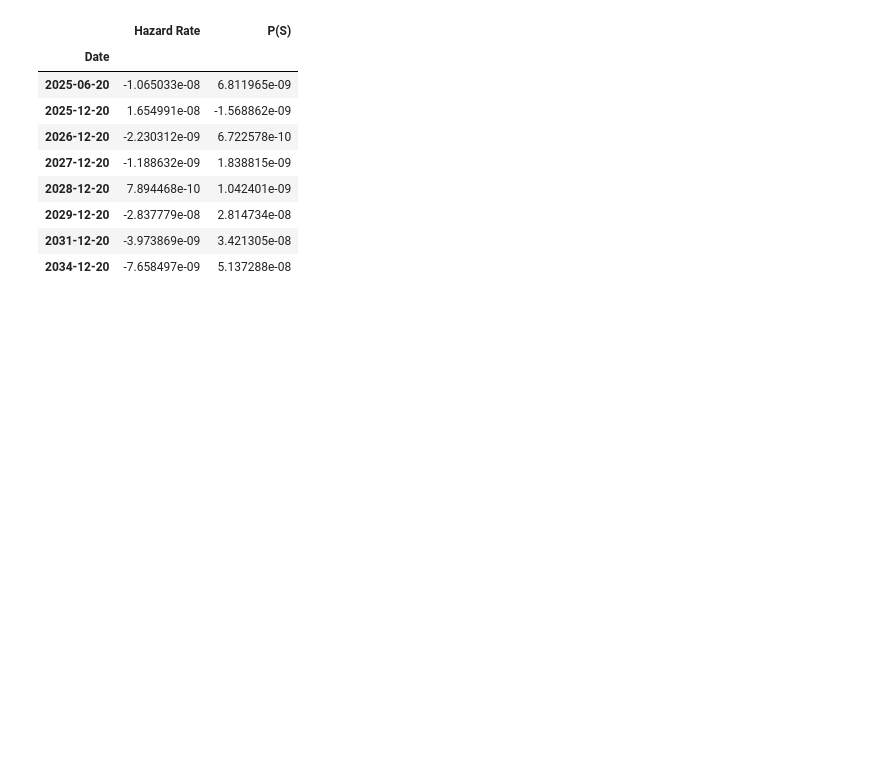
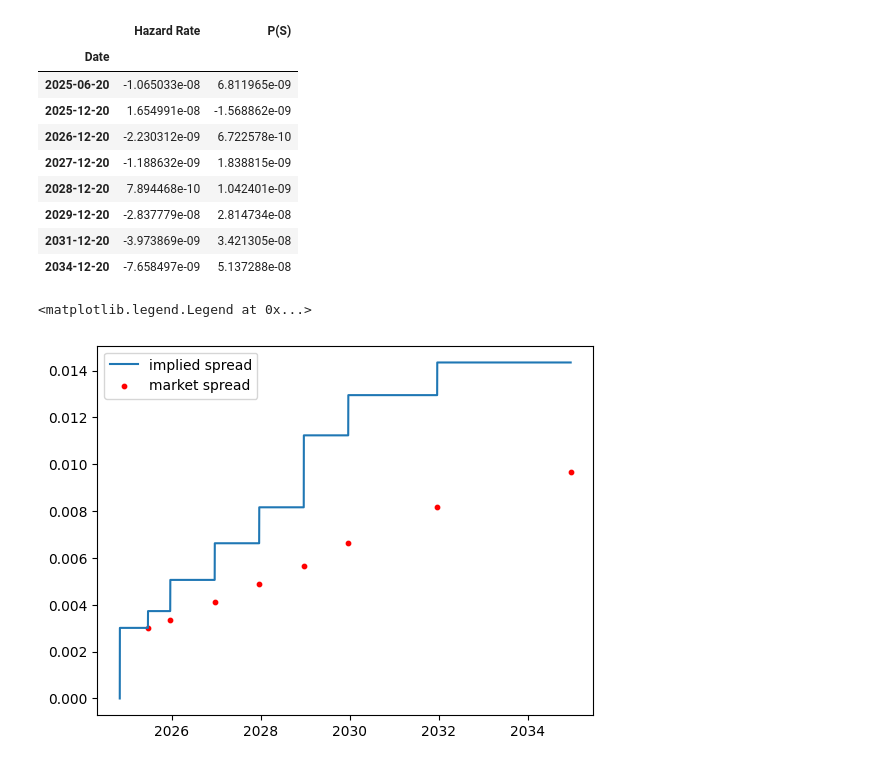
Before and after one commit to Mxyzptlk-Z/NEMESIS, a Jupyter notebook: unit_test/CDS curve.ipynb, the cells around one changed output. Cells and saved outputs as stored; diff of their text form; code cells hidden in the pictures; blank space fills up the shorter version.

Commit message:
add cds curve test case and sensitivity analysis

```diff
--- a/unit_test/CDS curve.ipynb
+++ b/unit_test/CDS curve.ipynb
@@ -101,3 +101,23 @@ val_result.iloc[1:].set_index("Date") - dev_result.set_index("Date")
 | 2029-12-20 | -2.837779e-08 | 2.814734e-08 |
 | 2031-12-20 | -3.973869e-09 | 3.421305e-08 |
 | 2034-12-20 | -7.658497e-09 | 5.137288e-08 |
+# %%
+import matplotlib.pyplot as plt
+
+dates = [Date.from_date(dt) for dt in pd.date_range("20241101", "20341220")]
+curve_result = issuer_curve.print_table(dates)
+curve_result.set_index("Date", inplace=True)
+spread_dates = [Date(20,12,2024).add_tenor(tenor).datetime() for tenor in cds_data["Tenor"]]
+spread_data = cds_data.copy()
+spread_data["Date"] = spread_dates
+del spread_data["Tenor"]
+spread_data.set_index("Date", inplace=True)
+spread_data /= 10000
+implied_spread = curve_result["Hazard Rate"] * (1-0.4)
+
+plt.plot(implied_spread, label="implied spread")
+plt.scatter(spread_data.index, spread_data.Spread, label="market spread", color="red", s=10)
+plt.legend()
+# %% [output]
+<matplotlib.legend.Legend at 0x...>
+[figure, added]
```
Also changed, not shown: parts of 6 cells of this notebook, 2 other files.
